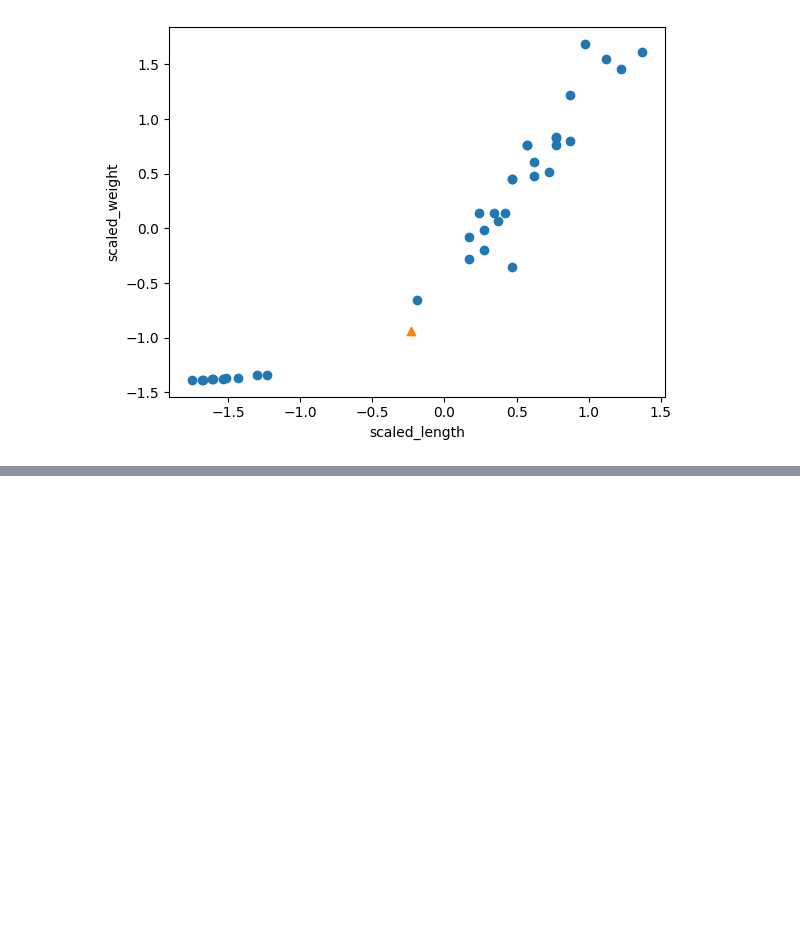
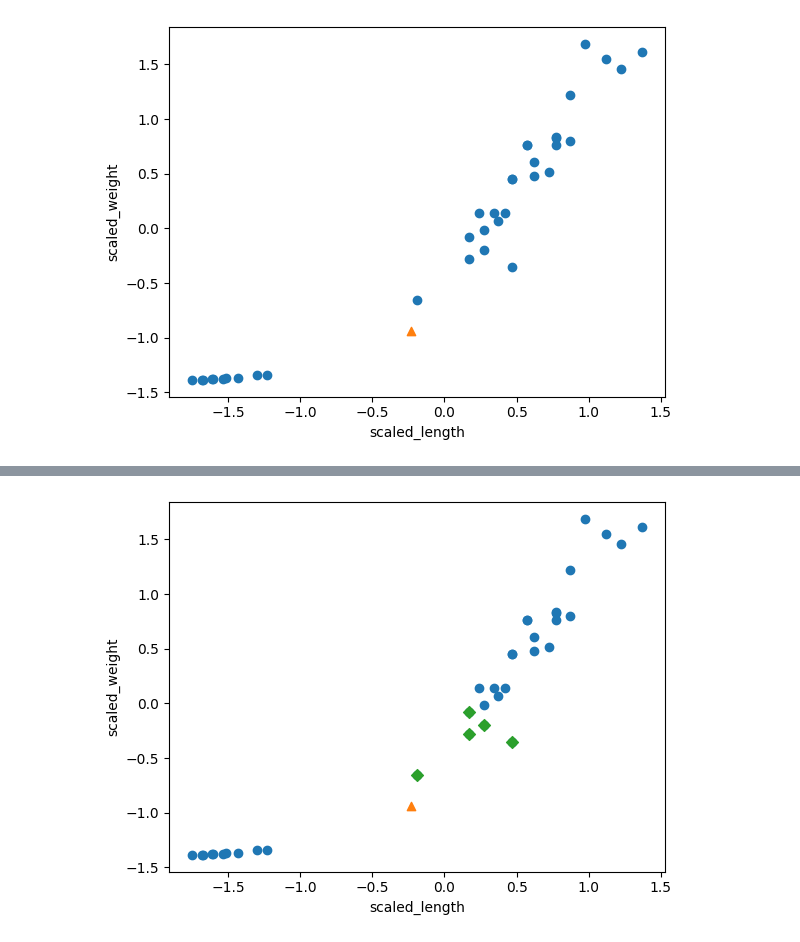
Before and after one commit to syp2889/python25study, a Jupyter notebook: 02_02_데이터전처리.ipynb, the cells around one changed output, grey strips where cells are left out. Saved outputs shown, nothing was run; the diff lists cells and outputs as text; code cells hidden in the pictures; blank space fills up the shorter version.

```diff
--- a/02_02_데이터전처리.ipynb
+++ b/02_02_데이터전처리.ipynb
@@ -240,9 +244,11 @@ print(kn.predict([new]))  #25,150짜리 결과를 보면
 # %%
 # kneighbors()로 최근접 이웃을 구한 다음 산점도로 그려봅시다.
 distances, indexes=kn.kneighbors([new])
-plt.scatterO(train_scaled[:,0], train_scaled[:,1])
+plt.scatter(train_scaled[:,0], train_scaled[:,1])
 plt.scatter(new[0], new[1], marker='^')
 plt.scatter(train_scaled[indexes,0], train_scaled[indexes,1], marker='D')
 plt.xlabel("scaled_length")
 plt.ylabel("scaled_weight")
 plt.show()
+# %% [output]
+[figure, added]
```
Also changed, not shown: parts of 3 cells of this notebook.
